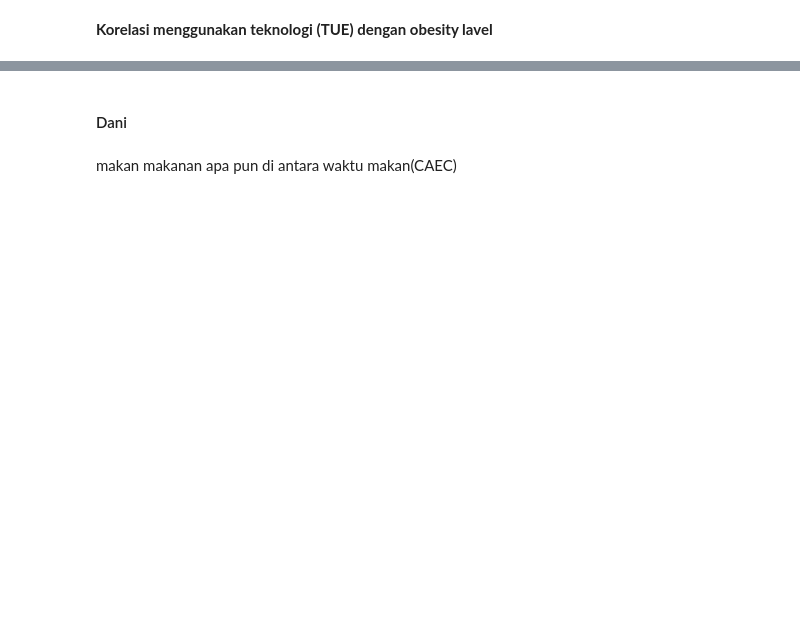
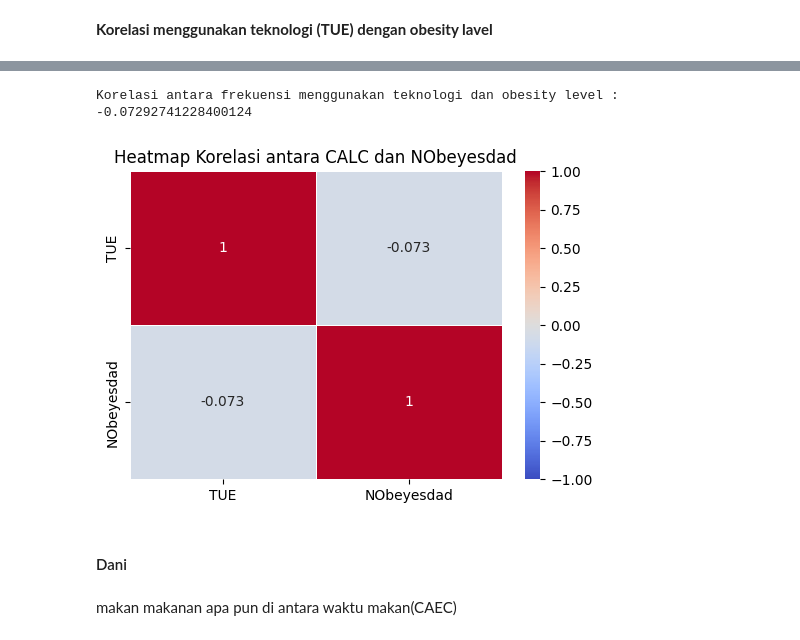
Before and after one commit to abdhaamed/abdhaamed, a Jupyter notebook: Statistika_tubes.ipynb, the cells around one changed output, grey strips where cells are left out. Cells and saved outputs as stored; diff of their text form; code cells hidden in the pictures; blank space fills up the shorter version.

```diff
--- a/Statistika_tubes.ipynb
+++ b/Statistika_tubes.ipynb
@@ -318,3 +340,21 @@ Korelasi antara frekuensi menggunakan teknologi dan obesity level : -0.072927412
+# %%
+correlation = obesity['TUE'].corr(obesity['NObeyesdad'])
+print(f'Korelasi antara frekuensi menggunakan teknologi dan obesity level : {correlation}')
+
+# Membuat DataFrame dengan hanya kolom 'CALC' dan 'NObeyesdad'
+subset = obesity[['TUE', 'NObeyesdad']]
+
+# Hitung matriks korelasi untuk subset tersebut
+correlation_matrix = subset.corr()
+
+# Plot heatmap menggunakan seaborn
+plt.figure(figsize=(6, 4))
+sns.heatmap(correlation_matrix, annot=True, cmap='coolwarm', linewidths=0.5, vmin=-1, vmax=1)
+plt.title('Heatmap Korelasi antara CALC dan NObeyesdad')
+plt.show()
+# %% [output]
+Korelasi antara frekuensi menggunakan teknologi dan obesity level : -0.07292741228400124
+[figure, added]
 # %% [markdown]
 #### Dani
 # %% [markdown]
```
Also changed, not shown: parts of 8 cells of this notebook.
